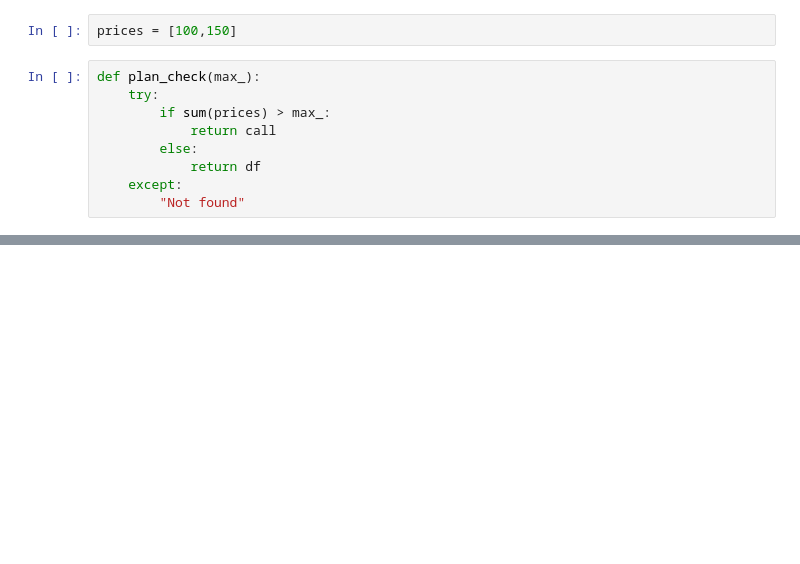
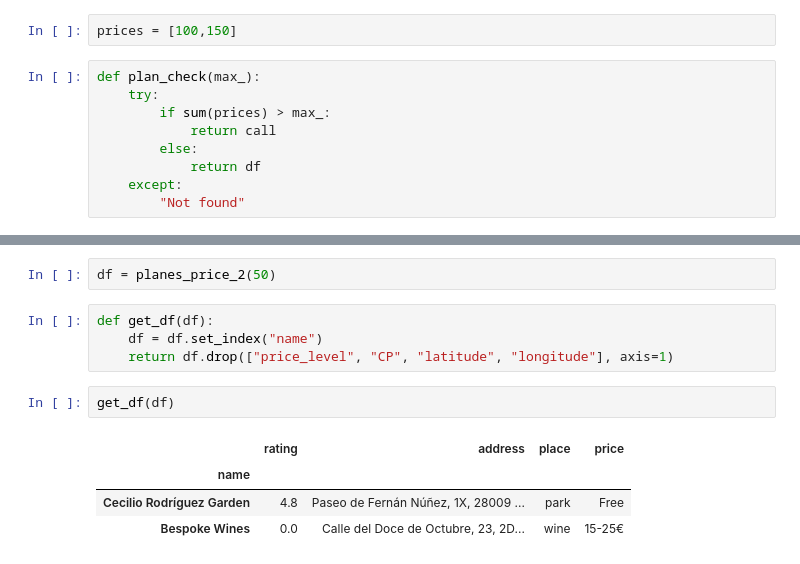
Before and after one commit to julistary/Madplanner-, a Jupyter notebook: combinaciones.ipynb, the cells around one changed output, grey strips where cells are left out. Drawn from its saved outputs; the diff is of its cells as text; blank space fills up the shorter version.

Commit message:
rating,price,cartelera good

```diff
--- a/combinaciones.ipynb
+++ b/combinaciones.ipynb
@@ -402,0 +476,13 @@ plan_check(10)
+# %%
+df = planes_price_2(50)
+# %%
+def get_df(df):
+    df = df.set_index("name")
+    return df.drop(["price_level", "CP", "latitude", "longitude"], axis=1)
+# %%
+get_df(df)
+# %% [output]
+|  | rating | address | place | price |
+| name |  |  |  |  |
+| Cecilio Rodríguez Garden | 4.8 | Paseo de Fernán Núñez, 1X, 28009 ... | park | Free |
+| Bespoke Wines | 0.0 | Calle del Doce de Octubre, 23, 2D... | wine | 15-25€ |
```
Also changed, not shown: parts of 6 cells of this notebook, 2 other files.
